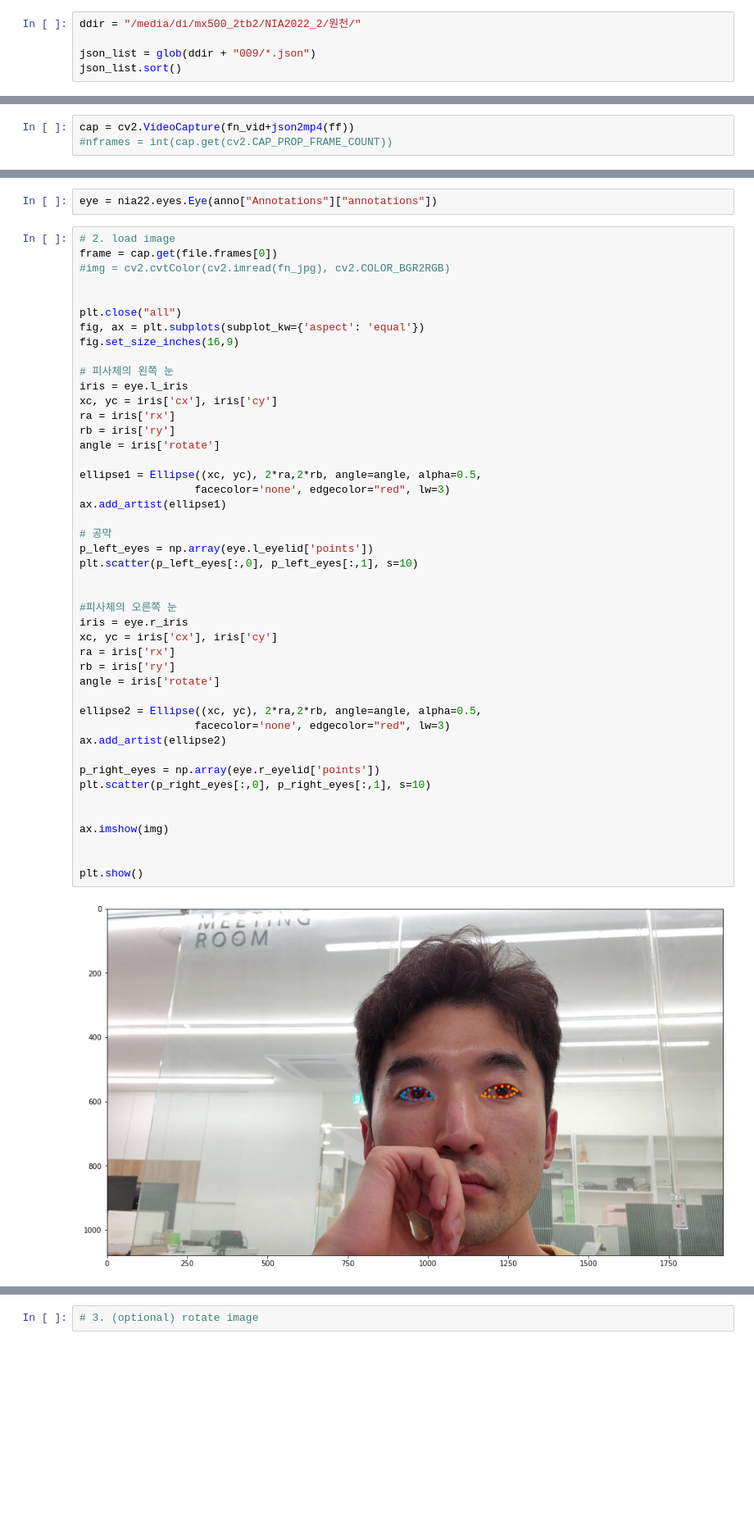
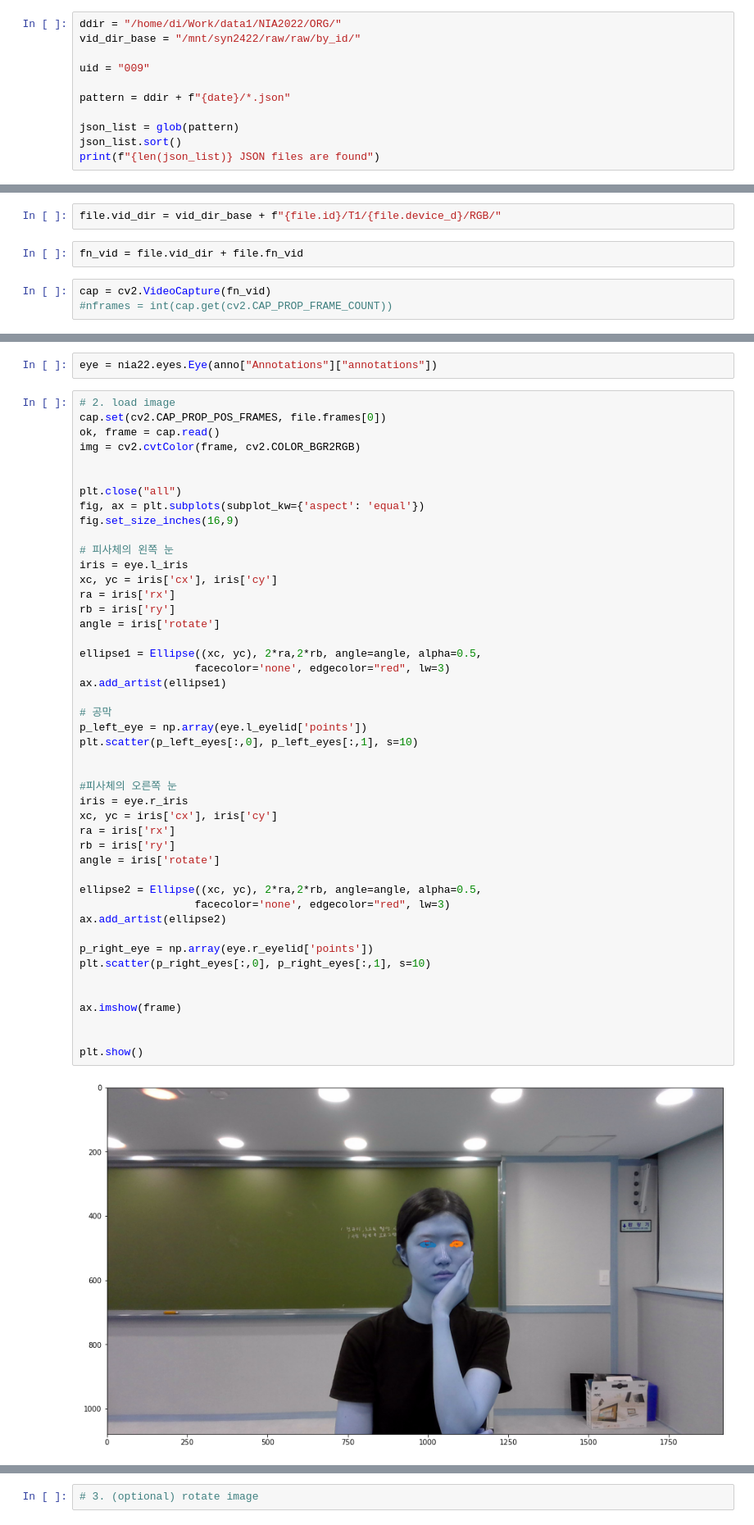
Before and after one commit to Deep-In-Sight/nia, a Jupyter notebook: scripts/CropEye.ipynb, the cells around one changed output, grey strips where cells are left out. Shown at 82% size. Saved outputs shown, nothing was run; the diff lists cells and outputs as text; blank space fills up the shorter version.

```diff
--- a/scripts/CropEye.ipynb
+++ b/scripts/CropEye.ipynb
@@ -20,7 +21,13 @@ from matplotlib.patches import Ellipse
 3. 640 * 400으로 resize
 4. 눈 한 쪽씩 / 두눈 다
 # %%
-ddir = "/media/di/mx500_2tb2/NIA2022_2/원천/"
+ddir = "/home/di/Work/data1/NIA2022/ORG/"
+vid_dir_base = "/mnt/syn2422/raw/raw/by_id/"
 
-json_list = glob(ddir + "009/*.json")
+uid = "009"
+
+pattern = ddir + f"{date}/*.json"
+
+json_list = glob(pattern)
 json_list.sort()
+print(f"{len(json_list)} JSON files are found")
@@ -88,5 +45,9 @@ fn_vid = vid_dir + f"{date}/processing/S1/{file.id}/T1/{file.device_d}/RGB/"
+# %%
+file.vid_dir = vid_dir_base + f"{file.id}/T1/{file.device_d}/RGB/"
+# %%
+fn_vid = file.vid_dir + file.fn_vid
 # %%
-cap = cv2.VideoCapture(fn_vid+json2mp4(ff))
+cap = cv2.VideoCapture(fn_vid)
 #nframes = int(cap.get(cv2.CAP_PROP_FRAME_COUNT))
 # %%
 cap.isOpened()
@@ -103,8 +64,9 @@ dd = anno['Annotations']['annotations']
 eye = nia22.eyes.Eye(anno["Annotations"]["annotations"])
 # %%
 # 2. load image
-frame = cap.get(file.frames[0])
-#img = cv2.cvtColor(cv2.imread(fn_jpg), cv2.COLOR_BGR2RGB)
+cap.set(cv2.CAP_PROP_POS_FRAMES, file.frames[0])
+ok, frame = cap.read()
+img = cv2.cvtColor(frame, cv2.COLOR_BGR2RGB)
 
 
 plt.close("all")
@@ -117,34 +79,34 @@ xc, yc = iris['cx'], iris['cy']
 ra = iris['rx']
 rb = iris['ry']
 angle = iris['rotate']
 
 ellipse1 = Ellipse((xc, yc), 2*ra,2*rb, angle=angle, alpha=0.5,
                   facecolor='none', edgecolor="red", lw=3)
 ax.add_artist(ellipse1)
 
 # 공막
-p_left_eyes = np.array(eye.l_eyelid['points'])
+p_left_eye = np.array(eye.l_eyelid['points'])
 plt.scatter(p_left_eyes[:,0], p_left_eyes[:,1], s=10)
 
 
 #피사체의 오른쪽 눈
 iris = eye.r_iris
 xc, yc = iris['cx'], iris['cy']
 ra = iris['rx']
 rb = iris['ry']
 angle = iris['rotate']
 
 ellipse2 = Ellipse((xc, yc), 2*ra,2*rb, angle=angle, alpha=0.5,
                   facecolor='none', edgecolor="red", lw=3)
 ax.add_artist(ellipse2)
 
-p_right_eyes = np.array(eye.r_eyelid['points'])
+p_right_eye = np.array(eye.r_eyelid['points'])
 plt.scatter(p_right_eyes[:,0], p_right_eyes[:,1], s=10)
 
 
-ax.imshow(img)
+ax.imshow(frame)
 
 
 plt.show()
 # %% [output]
-[figure, old version]
+[figure, new version]
```
Also changed, not shown: parts of 13 cells of this notebook, 1 other file.
